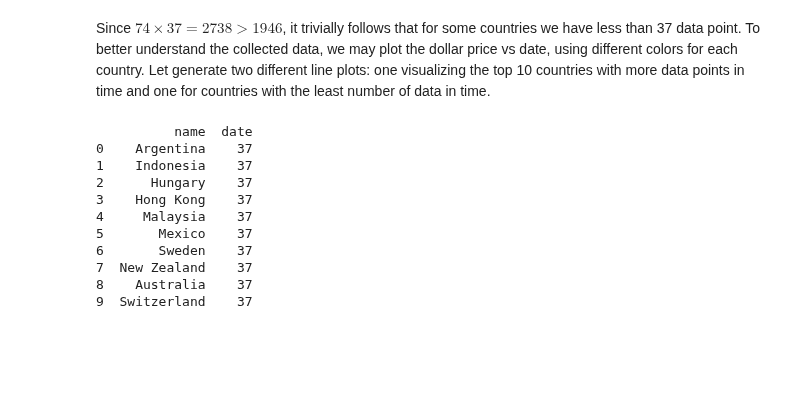
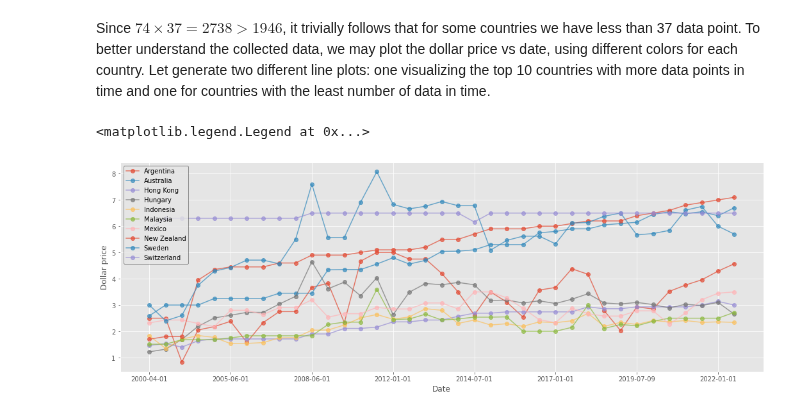
Before and after one commit to mirko-leccese/Big-Mac-Price-Analysis, a Jupyter notebook: BigMac-price-analysis.ipynb, the cells around one changed output. Drawn from its saved outputs; the diff is of its cells as text; code cells hidden in the pictures; blank space fills up the shorter version.

Commit message:
add plot top10 country by time data

```diff
--- a/BigMac-price-analysis.ipynb
+++ b/BigMac-price-analysis.ipynb
@@ -4,6 +4,8 @@
 import pandas as pd
 import numpy as np
 import matplotlib.pyplot as plt
+
+plt.style.use('ggplot')
 
 bigmac = pd.read_csv("./BigmacPrice.csv")
 
@@ -46,24 +48,17 @@ Since $74\times 37 = 2738 > 1946$, it trivially follows that for some countries
 # %%
 
 country_ndate = bigmac.groupby("name")["date"].nunique()
-top10_country_ndate = country_ndate.sort_values(ascending=False).head(10)
+top10_country_ndate = country_ndate.sort_values(ascending=False).head(10).to_frame().reset_index()
 
-print(top10_country_ndate.to_frame().reset_index())
+#print(top10_country_ndate)
 
-bigmac_top10_country_ndate = bigmac[bigmac["name"].isin(top10_country_ndate)]
+bigmac_top10_country_ndate = bigmac[bigmac["name"].isin(top10_country_ndate["name"])]
 #print(bigmac_top10_country_ndate)
 
-#bigmac.set_index("date", inplace=True)
-#bigmac.groupby("name")["dollar_price"].plot(legend=True, xlabel="Date", ylabel="Dollar price")
+bigmac_top10_country_ndate.set_index("date", inplace=True)
+fig, ax = plt.subplots(figsize=(18, 6))
+bigmac_top10_country_ndate.groupby("name")["dollar_price"].plot(legend=True, xlabel="Date", ylabel="Dollar price", marker='o', alpha=0.7)
+plt.legend(edgecolor='black')
 # %% [output]
-          name  date
-0    Argentina    37
-1    Indonesia    37
-2      Hungary    37
-3    Hong Kong    37
-4     Malaysia    37
-5       Mexico    37
-6       Sweden    37
-7  New Zealand    37
-8    Australia    37
-9  Switzerland    37
+<matplotlib.legend.Legend at 0x...>
+[figure, added]
```
